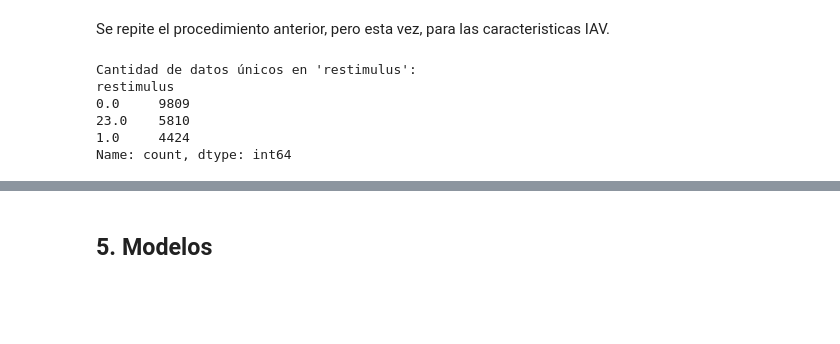
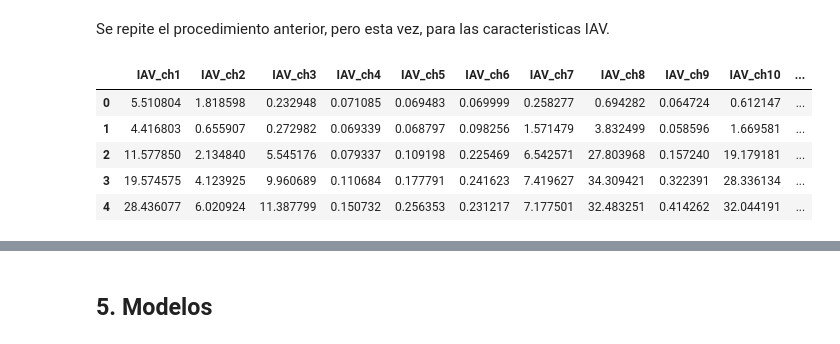
Before and after one commit to repos-especializacion-UdeA/monografia_modelos, a Jupyter notebook: 05_models_CNN.ipynb, the cells around one changed output, grey strips where cells are left out. Drawn from its saved outputs; the diff is of its cells as text; code cells hidden in the pictures; blank space fills up the shorter version.

```diff
--- a/05_models_CNN.ipynb
+++ b/05_models_CNN.ipynb
@@ -546,21 +558,18 @@ Se repite el procedimiento anterior, pero esta vez, para las caracteristicas IAV
 # %%
 # Display the first few rows of the first DataFrame
 df_iav_imbalanced = dict_imbalanced['IAV'].copy()
 df_iav_imbalanced['restimulus_cat'] = df_iav_imbalanced['restimulus_cat'].astype('category')
 df_iav_imbalanced['subject_cat'] = df_iav_imbalanced['subject_cat'].astype('category')
 
 df_iav_imbalanced = df_iav_imbalanced[df_iav_imbalanced['restimulus_cat'] != -1]
 df_iav_imbalanced = df_iav_imbalanced.reset_index(drop=True)
-# Contar los valores únicos en la columna 'restimulus'
-unique_counts = df_iav_imbalanced['restimulus'].value_counts()
 
-# Mostrar los resultados
-print("Cantidad de datos únicos en 'restimulus':")
-print(unique_counts)
+df_iav_imbalanced = df_iav_imbalanced.drop(columns=['restimulus', 'subject', 'subject_cat'])
+df_iav_imbalanced.head()
 # %% [output]
-Cantidad de datos únicos en 'restimulus':
-restimulus
-0.0     9809
-23.0    5810
-1.0     4424
-Name: count, dtype: int64
+|  | IAV_ch1 | IAV_ch2 | IAV_ch3 | IAV_ch4 | IAV_ch5 | IAV_ch6 | IAV_ch7 | IAV_ch8 | IAV_ch9 | IAV_ch10 | ... |
+| 0 | 5.510804 | 1.818598 | 0.232948 | 0.071085 | 0.069483 | 0.069999 | 0.258277 | 0.694282 | 0.064724 | 0.612147 | ... |
+| 1 | 4.416803 | 0.655907 | 0.272982 | 0.069339 | 0.068797 | 0.098256 | 1.571479 | 3.832499 | 0.058596 | 1.669581 | ... |
+| 2 | 11.577850 | 2.134840 | 5.545176 | 0.079337 | 0.109198 | 0.225469 | 6.542571 | 27.803968 | 0.157240 | 19.179181 | ... |
+| 3 | 19.574575 | 4.123925 | 9.960689 | 0.110684 | 0.177791 | 0.241623 | 7.419627 | 34.309421 | 0.322391 | 28.336134 | ... |
+| 4 | 28.436077 | 6.020924 | 11.387799 | 0.150732 | 0.256353 | 0.231217 | 7.177501 | 32.483251 | 0.414262 | 32.044191 | ... |
```
Also changed, not shown: parts of 22 cells of this notebook, 4 other files.
